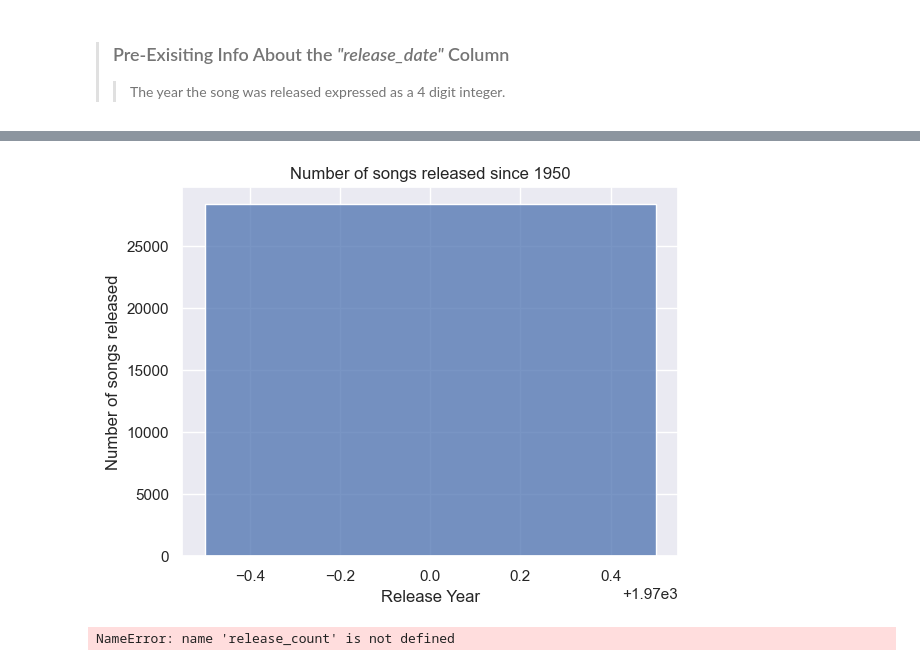
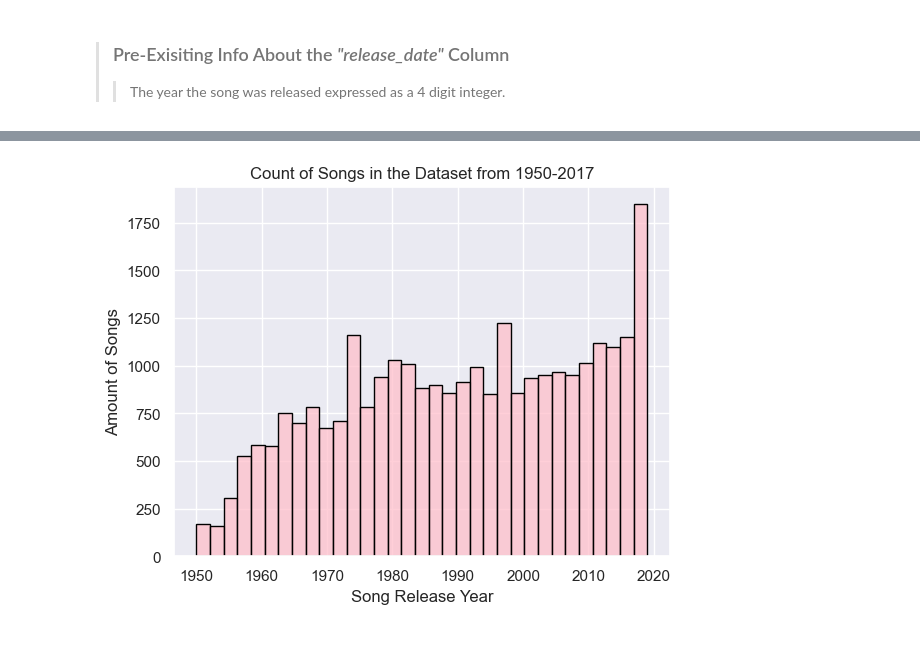
Before and after one commit to thetechleila/Music-Recommendation-Algorithm, a Jupyter notebook: EDA_music.ipynb, the cells around one changed output, grey strips where cells are left out. Drawn from its saved outputs; the diff is of its cells as text; code cells hidden in the pictures.

```diff
--- a/EDA_music.ipynb
+++ b/EDA_music.ipynb
@@ -137,17 +168,9 @@ release_count
 # %%
 #Visualize the count of songs by year in a histplot
-sns.histplot(data = df, x = 'release_date')
-plt.title('Number of songs released since 1950')
-plt.xlabel('Release Year')
-plt.ylabel('Number of songs released')
+sns.histplot(data = df, x = "release_date", color="pink", edgecolor ='black', linewidth= 1)
+plt.title("Count of Songs in the Dataset from 1950-2017")
+plt.xlabel("Song Release Year")
+plt.ylabel("Amount of Songs")
 plt.show()
 # %% [output]
-[figure, old version]
+[figure, new version]
-# %%
-sns.histplot(data = release_count)
-plt.title('Number of songs released in each decade since 1950s')
-plt.xlabel('Decades')
-plt.ylabel('Number of songs released')
-plt.show()
-# %% [output]
-NameError: name 'release_count' is not defined
```
Also changed, not shown: parts of 6 cells of this notebook, 1 other file.
